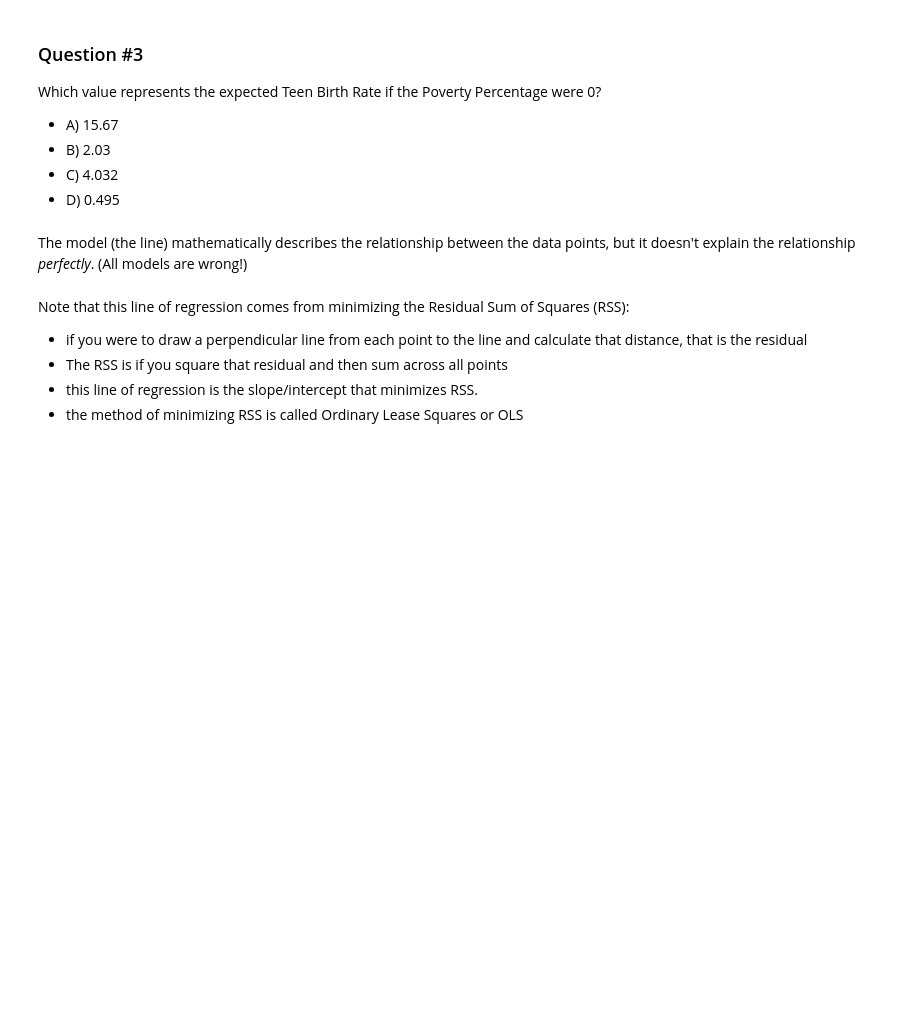
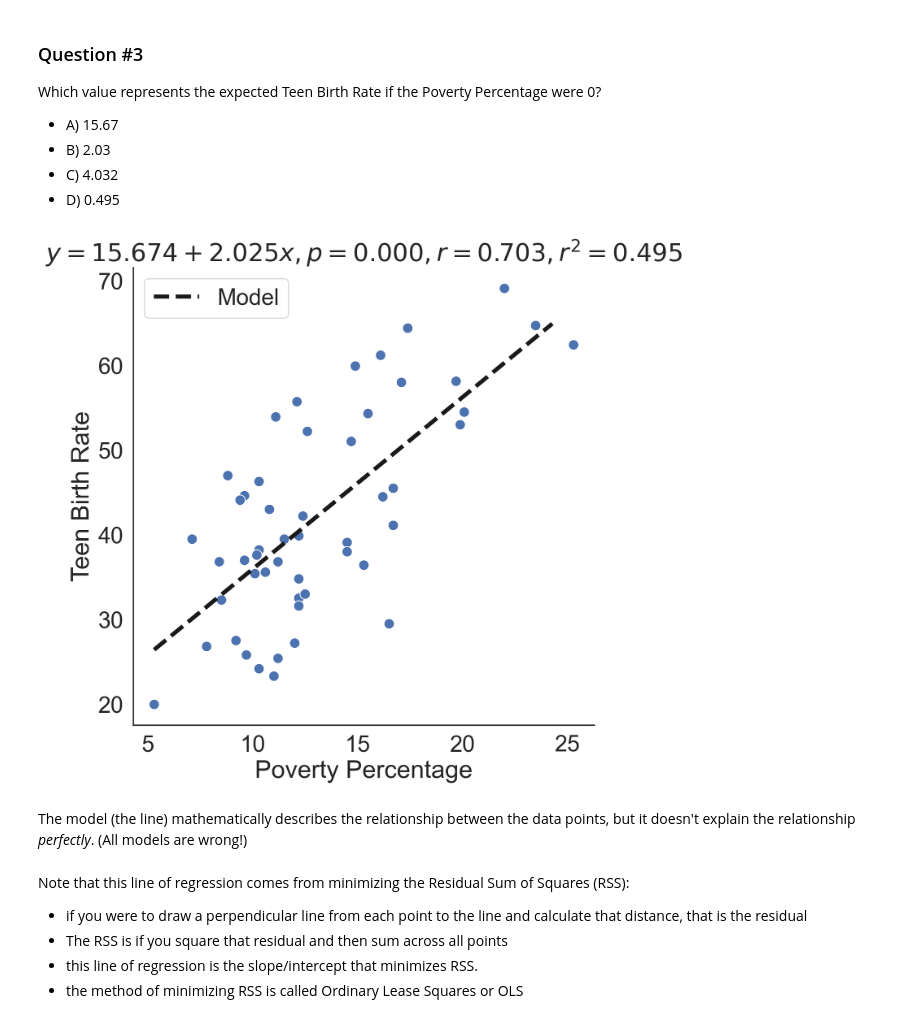
Before and after one commit to COGS108/Lectures-Ellis, a Jupyter notebook: 06_inference/06_10_inference.ipynb, the cells around one changed output. Cells and saved outputs as stored; diff of their text form; code cells hidden in the pictures; blank space fills up the shorter version.

```diff
--- a/06_inference/06_10_inference.ipynb
+++ b/06_inference/06_10_inference.ipynb
@@ -222,23 +280,25 @@ Which value represents the expected Teen Birth Rate if the Poverty Percentage we
 # %%
 # Plot the orginal data (as before)
 sns.scatterplot(x='PovPct', y='TeenBrth', data=df, s=100)
 
 # Generate and plot the model fit line
 xs = np.arange(df['PovPct'].min(), df['PovPct'].max())
 ys = results.params.iloc[1] * xs + results.params.iloc[0]
 plt.plot(xs, ys, '--k', linewidth=4, label='Model')
 
 # make the title tell us model parameters
-vals='$y={:.3f}x + {:.3f}, p={:.3f}, r={:.3f}, r^2={:.3f}$'.format(results.params.iloc[0],
+vals='$y={:.3f} + {:.3f}x, p={:.3f}, r={:.3f}, r^2={:.3f}$'.format(results.params.iloc[0],
                                                                    results.params.iloc[1],
                                                                    results.pvalues.iloc[1],
                                                                    df[['PovPct','TeenBrth']].corr().iloc[0,1],
                                                                    results.rsquared)
 plt.title(vals);
 
 plt.xlabel('Poverty Percentage')
 plt.ylabel('Teen Birth Rate')
 plt.legend();
+# %% [output]
+[figure, added]
 # %% [markdown]
 The model (the line) mathematically describes the relationship between the data points, but it doesn't explain the relationship *perfectly*. (All models are wrong!)
 # %% [markdown]
```
Also changed, not shown: parts of 39 cells of this notebook, 3 other files.
